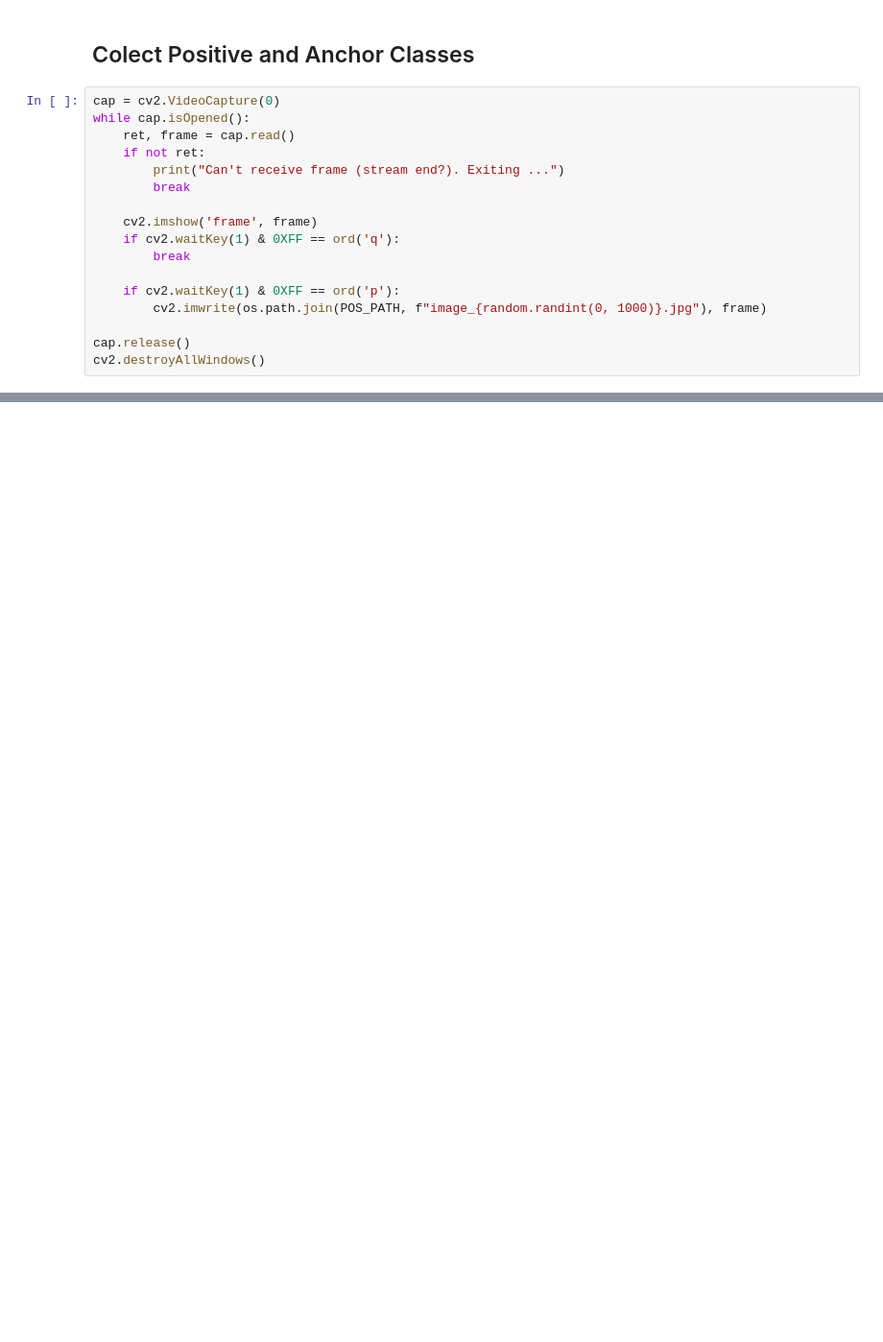
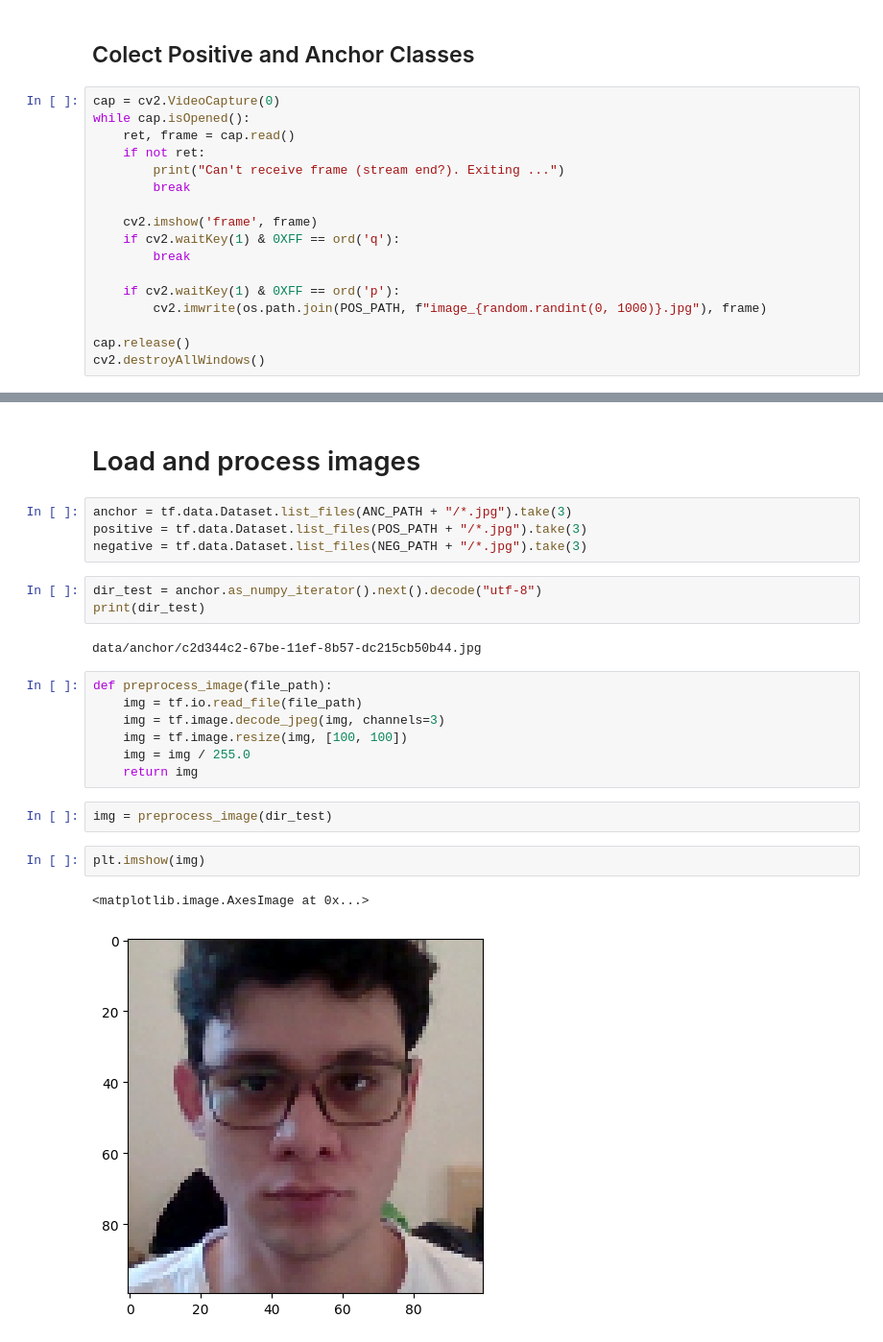
Before and after one commit to andersonclementte/face_id, a Jupyter notebook: siamese-network.ipynb, the cells around one changed output, grey strips where cells are left out. Shown at 96% size. Saved outputs shown, nothing was run; the diff lists cells and outputs as text; blank space fills up the shorter version.

Commit message:
data processing

```diff
--- a/siamese-network.ipynb
+++ b/siamese-network.ipynb
@@ -162,0 +191,25 @@ Saved frame to data/anchor/eef326e4-67be-11ef-8b57-dc215cb50b44.jpg
+# %% [markdown]
+# Load and process images
+# %%
+anchor = tf.data.Dataset.list_files(ANC_PATH + "/*.jpg").take(3)
+positive = tf.data.Dataset.list_files(POS_PATH + "/*.jpg").take(3)
+negative = tf.data.Dataset.list_files(NEG_PATH + "/*.jpg").take(3)
+# %%
+dir_test = anchor.as_numpy_iterator().next().decode("utf-8")
+print(dir_test)
+# %% [output]
+data/anchor/c2d344c2-67be-11ef-8b57-dc215cb50b44.jpg
+# %%
+def preprocess_image(file_path):
+    img = tf.io.read_file(file_path)
+    img = tf.image.decode_jpeg(img, channels=3)
+    img = tf.image.resize(img, [100, 100])
+    img = img / 255.0
+    return img
+# %%
+img = preprocess_image(dir_test)
+# %%
+plt.imshow(img)
+# %% [output]
+<matplotlib.image.AxesImage at 0x...>
+[figure, added]
```
Also changed, not shown: parts of 15 cells of this notebook.
